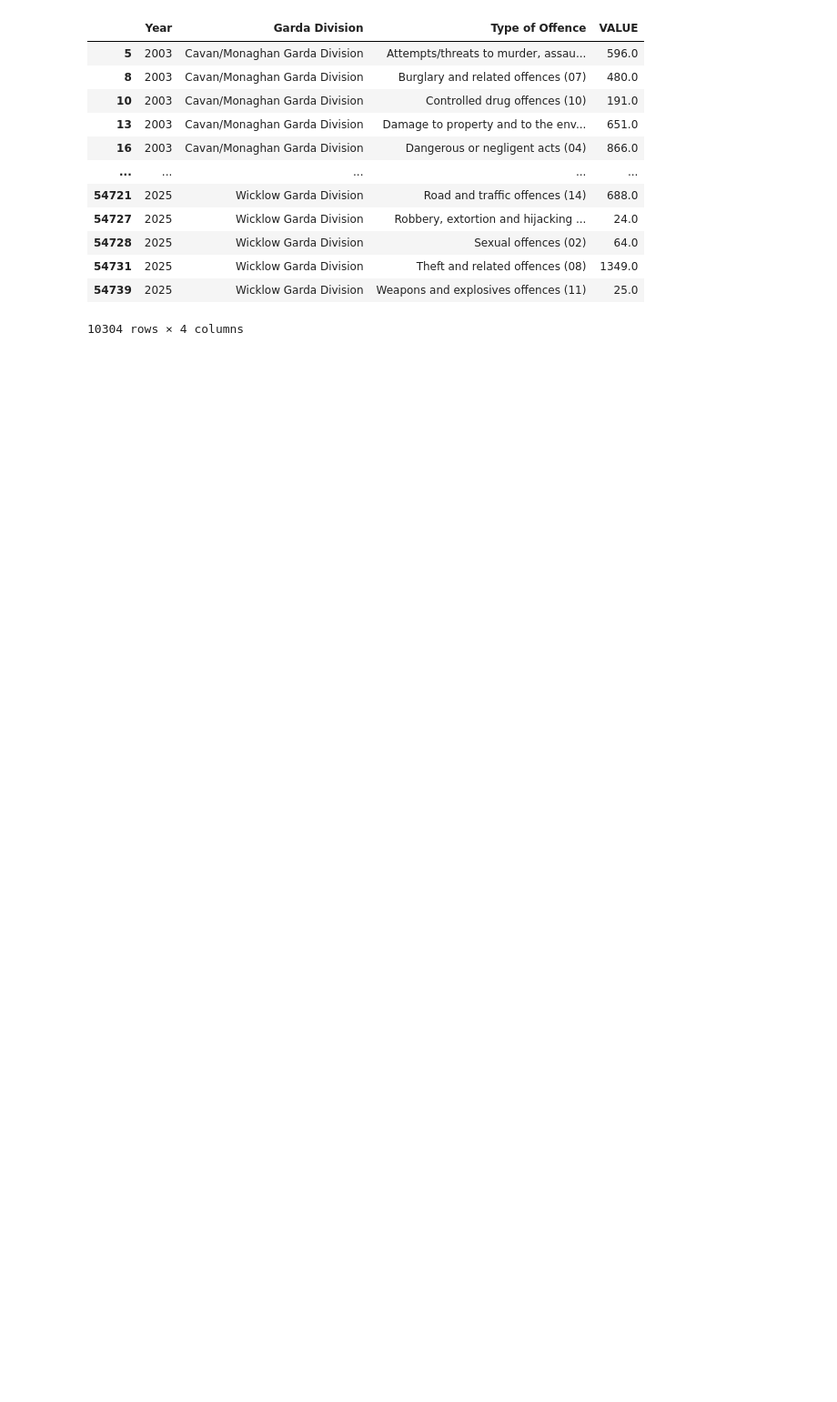
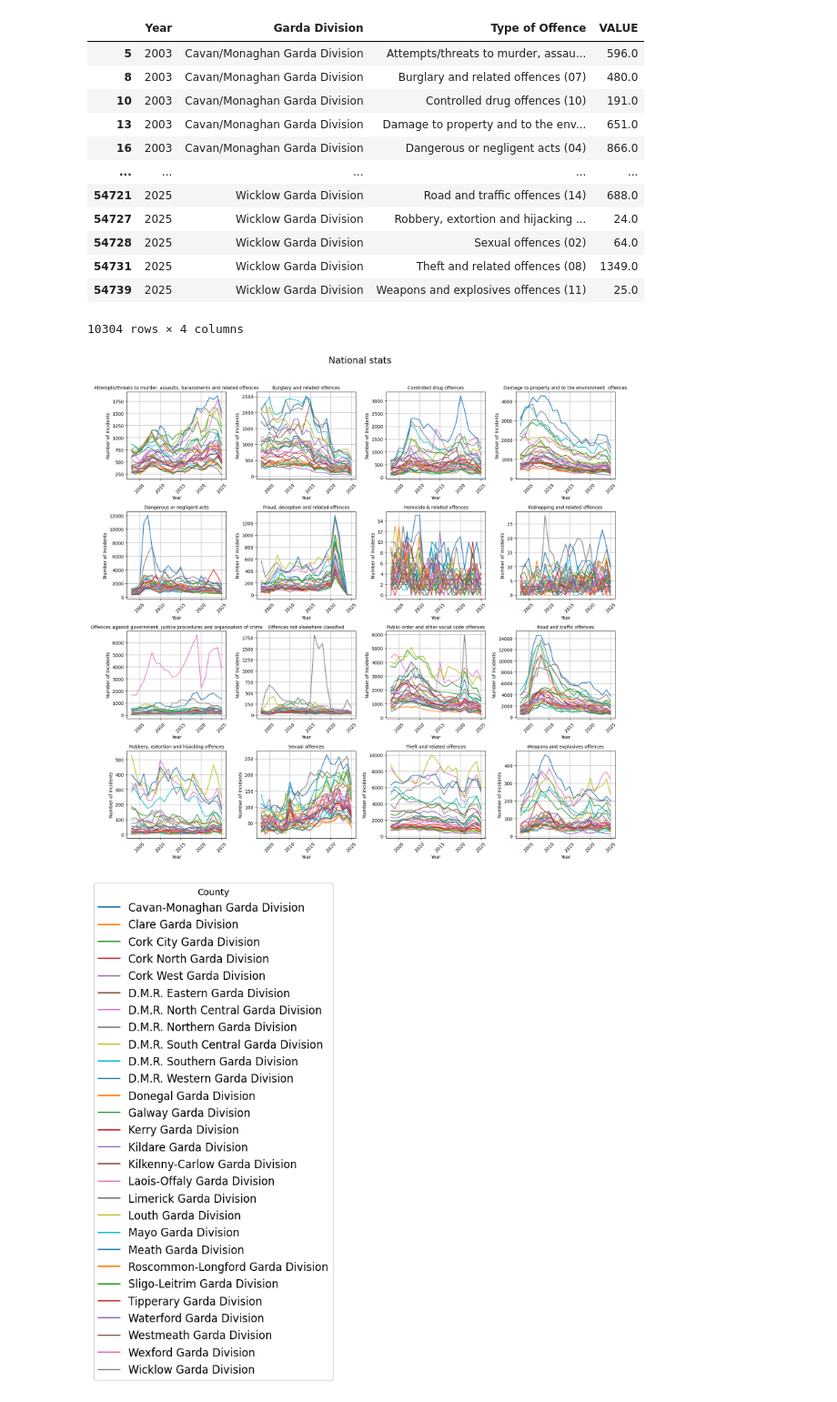
Before and after one commit to AD12334/crime, a Jupyter notebook: main.ipynb, the cells around one changed output. Shown at 91% size. Cells and saved outputs as stored; diff of their text form; code cells hidden in the pictures; blank space fills up the shorter version.

Commit message:
introduced a section on national statistics

```diff
--- a/main.ipynb
+++ b/main.ipynb
@@ -114,3 +120,38 @@ for county in county_crime_information:
     plt.tight_layout(rect=[0, 0, 1, 0.95])  # leave space at the top for suptitle
     plt.savefig(f"counties/{county}/{county}_crimes.jpg")
     plt.close(fig)
+# %%
+fig, ax = plt.subplots(nrows=4, ncols=4, figsize=(16,16))
+fig.suptitle("National stats", fontsize=20, y=0.97)
+
+for county in county_crime_information:
+    for i, crime in enumerate(county_crime_information[county]):
+        row = i // 4
+        col = i % 4
+        ax[row, col].plot(crime[0], crime[1], linestyle='-')  # no label
+        ax[row, col].set_title(f"{crimes[i]}", fontsize=10)
+        ax[row, col].set_xlabel("Year")
+        ax[row, col].set_ylabel("Number of Incidents")
+        ax[row, col].grid(True)
+        ax[row, col].tick_params(axis='x', rotation=45)
+
+plt.tight_layout(rect=[0, 0, 1, 0.95])
+plt.savefig("national_stats.png")
+plt.show()
+
+
+fig_legend = plt.figure(figsize=(4,6)) # creating a second figure to store our legend
+ax_leg = fig_legend.add_subplot(111) # first figure, one col,one row
+
+handles = [] # handle =plotted object
+for county in county_crime_information:
+    line, = ax_leg.plot([], [], label=county) #creating an empty plot with some empty data
+    handles.append(line)
+
+ax_leg.legend(handles=handles, loc='center', fontsize=12, title="County") # creating our legend
+ax_leg.axis('off')  # disabling our axis
+plt.savefig("legend_only.png", bbox_inches='tight')
+plt.show()
+# %% [output]
+[figure, added]
+[figure, added]
```
Also changed, not shown: parts of 7 cells of this notebook, 2 other files.
